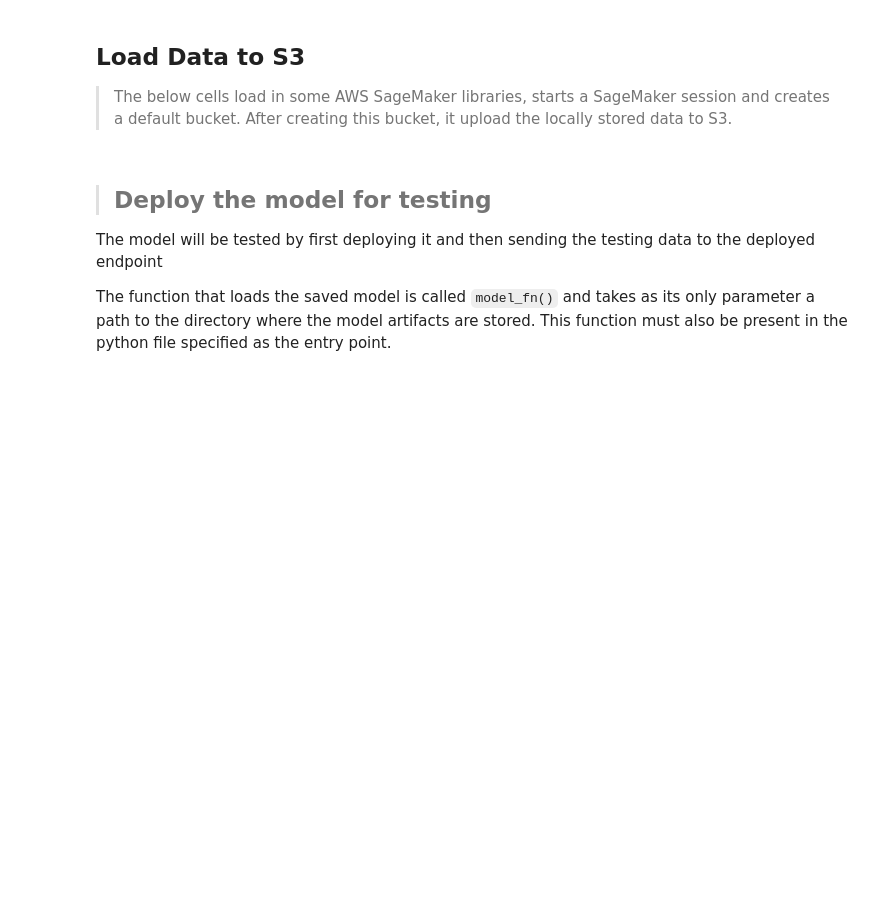
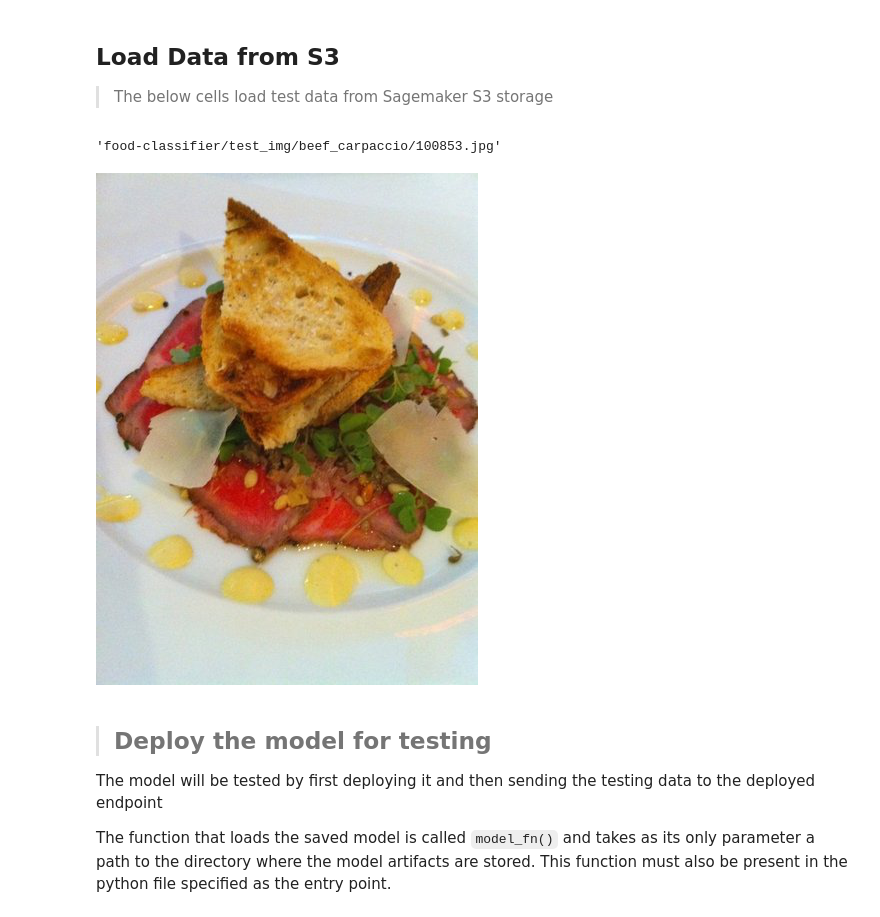
Before and after one commit to ghizmodave/food-classifier, a Jupyter notebook: food-classigier_sagemaker_deploy.ipynb, the cells around one changed output. Drawn from its saved outputs; the diff is of its cells as text; code cells hidden in the pictures; blank space fills up the shorter version.

```diff
--- a/food-classigier_sagemaker_deploy.ipynb
+++ b/food-classigier_sagemaker_deploy.ipynb
@@ -38,17 +9,43 @@ test_data = datasets.ImageFolder(testfolder, transform_test)
-# %% [markdown]
-## Load Data to S3
-
->The below cells load in some AWS SageMaker libraries, starts a SageMaker session and creates a default bucket. After creating this bucket, it upload the locally stored data to S3.
+# %% [markdown]
+## Load Data from S3
+
+>The below cells load test data from Sagemaker S3 storage
 # %%
 import boto3
 import sagemaker
 
+# S3 bucket to load
+bucket = "sagemaker-eu-central-1-515611759963"
+
 # session and role
-sagemaker_session = sagemaker.Session()
+sagemaker_session = sagemaker.Session(default_bucket=bucket)
 role = sagemaker.get_execution_role()
 
-# create an S3 bucket
-bucket = sagemaker_session.default_bucket()
+
+prefix = "food-classifier/test_img"
+
+testfolder = 's3://{}/{}/'.format(bucket, prefix)
+# %%
+sagemaker_session.list_s3_files(bucket, prefix)[0]
+# %% [output]
+'food-classifier/test_img/beef_carpaccio/100853.jpg'
+# %%
+from PIL import Image
+import s3fs
+
+fs = s3fs.S3FileSystem()
+
+# To List 5 files in your accessible bucket
+fileslist = fs.ls(testfolder)[:5]
+
+# open it directly
+with fs.open('s3://sagemaker-eu-central-1-515611759963/food-classifier/test_img/beef_carpaccio/100853.jpg') as f:
+
+    imgtest = Image.open(f)
+
+    display(imgtest)
+# %% [output]
+[figure, added]
 # %% [markdown]
 > ## Deploy the model for testing
 
```
Also changed, not shown: parts of 4 cells of this notebook, 1 other file.
